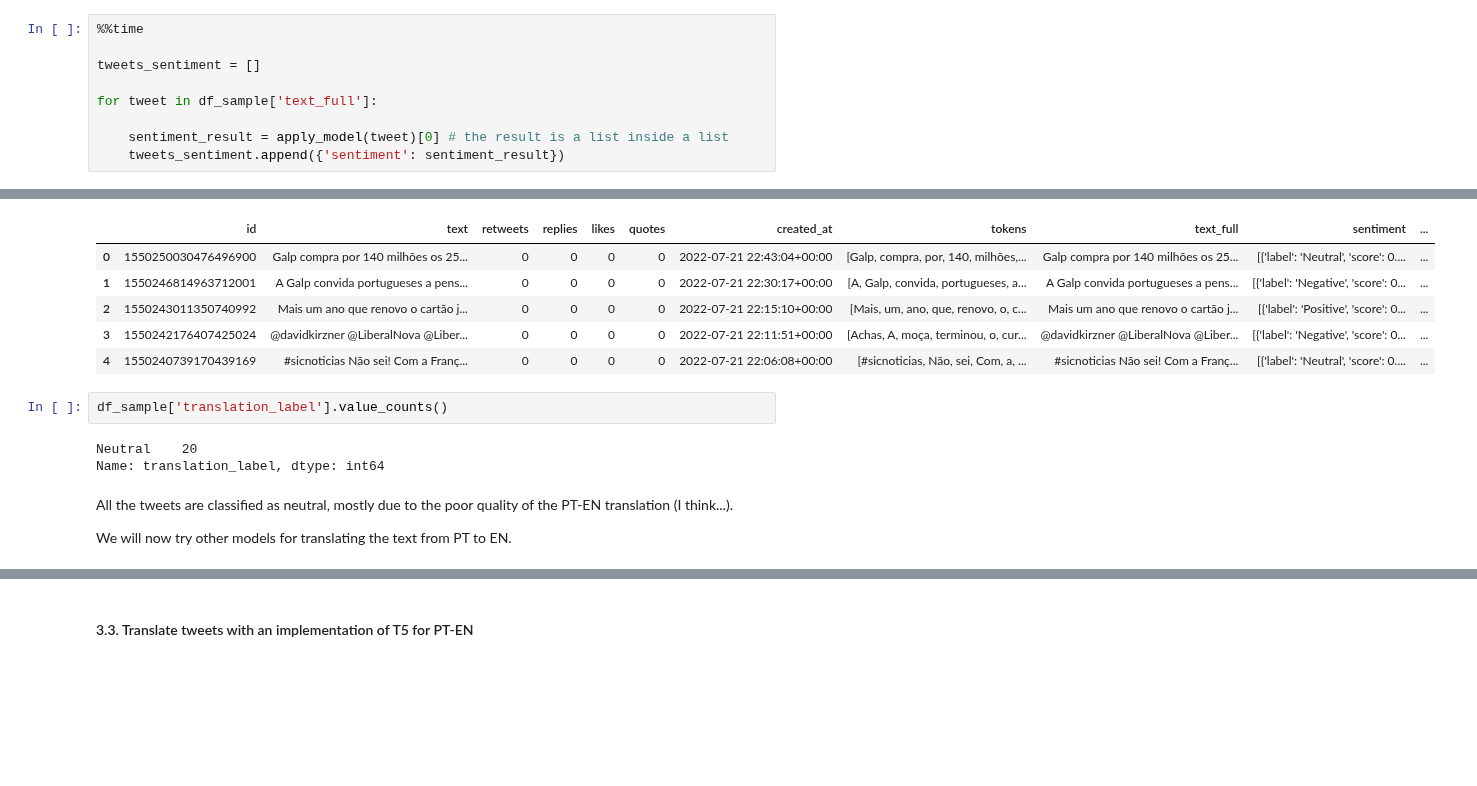
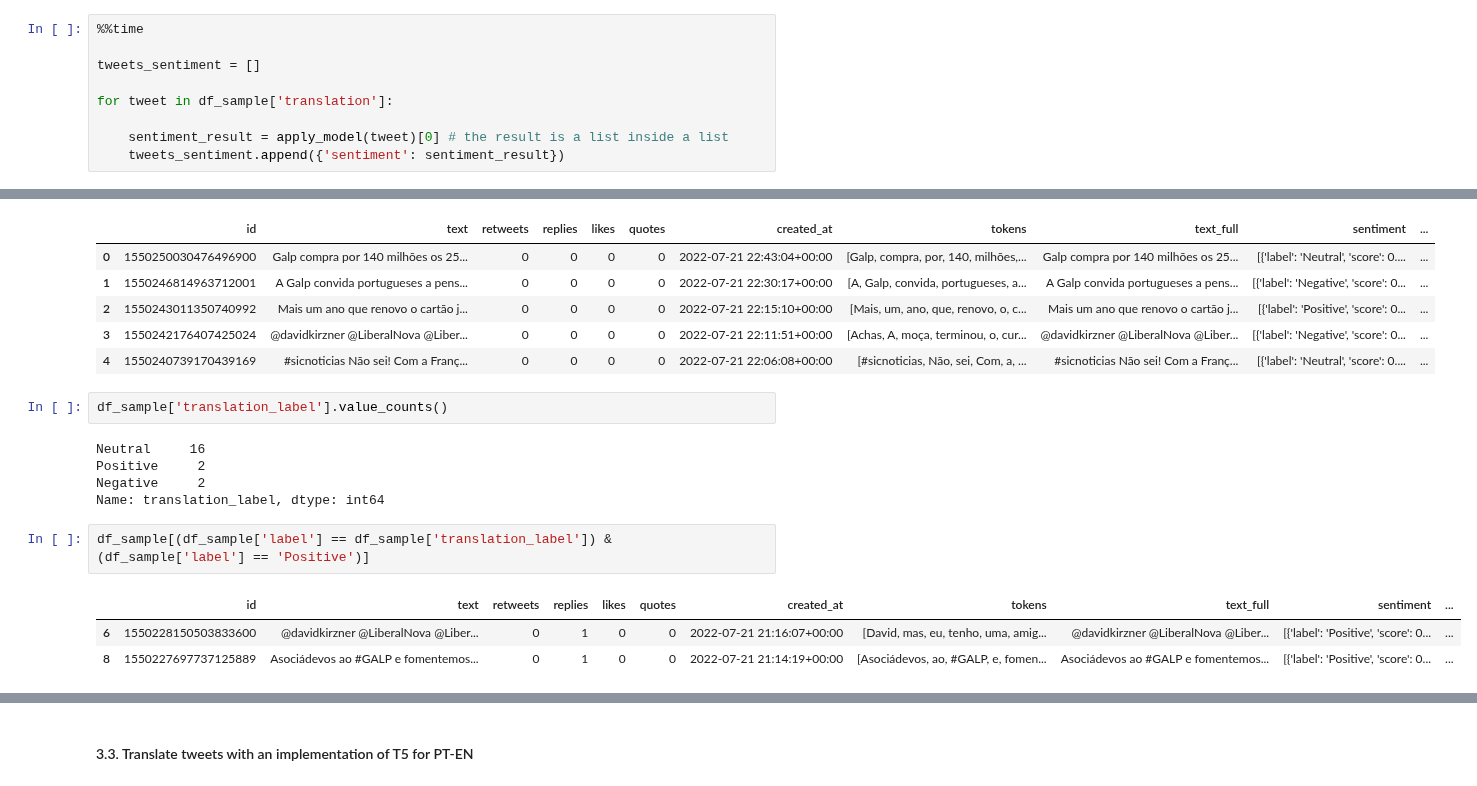
Before and after one commit to polltter/share, a Jupyter notebook: notebooks/sentiment_analysis_PT.ipynb, the cells around one changed output, grey strips where cells are left out. Cells and saved outputs as stored; diff of their text form; blank space fills up the shorter version.

Commit message:
update sentiment analysis PT - correct sentiment analysis of translated tweets: #5

```diff
--- a/notebooks/sentiment_analysis_PT.ipynb
+++ b/notebooks/sentiment_analysis_PT.ipynb
@@ -346,7 +348,7 @@ apply_model("Isto é um teste!")
 
 tweets_sentiment = []
 
-for tweet in df_sample['text_full']:
+for tweet in df_sample['translation']:
 
     sentiment_result = apply_model(tweet)[0] # the result is a list inside a list
     tweets_sentiment.append({'sentiment': sentiment_result})
@@ -384,9 +386,13 @@ df_sample.head()
 # %%
 df_sample['translation_label'].value_counts()
 # %% [output]
-Neutral    20
+Neutral     16
+Positive     2
+Negative     2
 Name: translation_label, dtype: int64
-# %% [markdown]
-All the tweets are classified as neutral, mostly due to the poor quality of the PT-EN translation (I think...).
-
-We will now try other models for translating the text from PT to EN.
+# %%
+df_sample[(df_sample['label'] == df_sample['translation_label']) & (df_sample['label'] == 'Positive')]
+# %% [output]
+|  | id | text | retweets | replies | likes | quotes | created_at | tokens | text_full | sentiment | ... |
+| 6 | 1550228150503833600 | @davidkirzner @LiberalNova @Liber... | 0 | 1 | 0 | 0 | 2022-07-21 21:16:07+00:00 | [David, mas, eu, tenho, uma, amig... | @davidkirzner @LiberalNova @Liber... | [{'label': 'Positive', 'score': 0... | ... |
+| 8 | 1550227697737125889 | Asociádevos ao #GALP e fomentemos... | 0 | 1 | 0 | 0 | 2022-07-21 21:14:19+00:00 | [Asociádevos, ao, #GALP, e, fomen... | Asociádevos ao #GALP e fomentemos... | [{'label': 'Positive', 'score': 0... | ... |
```
Also changed, not shown: parts of 7 cells of this notebook.
